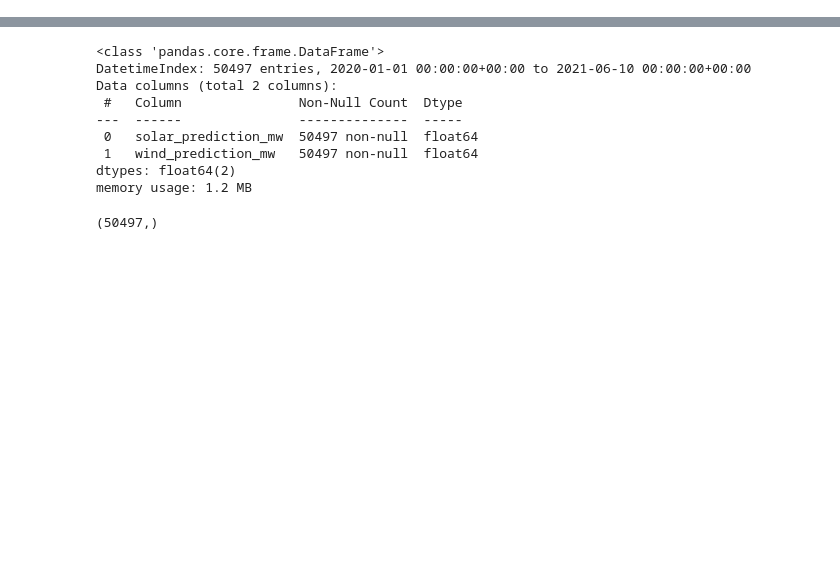
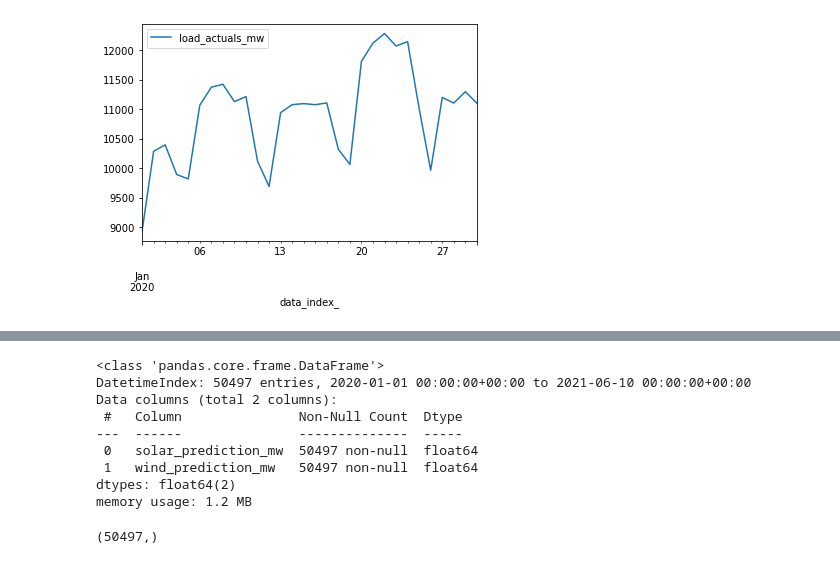
Before and after one commit to MBrouns/PyLadiesMLOpsCapstone, a Jupyter notebook: notebooks/prepare_data.ipynb, the cells around one changed output, grey strips where cells are left out. Cells and saved outputs as stored; diff of their text form; code cells hidden in the pictures; blank space fills up the shorter version.

```diff
--- a/notebooks/prepare_data.ipynb
+++ b/notebooks/prepare_data.ipynb
@@ -14,0 +26,6 @@ df_wind = pd.read_csv(os.path.join(DATADIR, 'wind_solar_predictions.csv'), parse
+# %%
+# Get daily load_actuals instead of every 15min in a day
+df_load.resample('D').sum().head(30).plot()
+df_load_daily = df_load.resample('D').sum()
+# %% [output]
+[figure, added]
```
Also changed, not shown: parts of 18 cells of this notebook.
